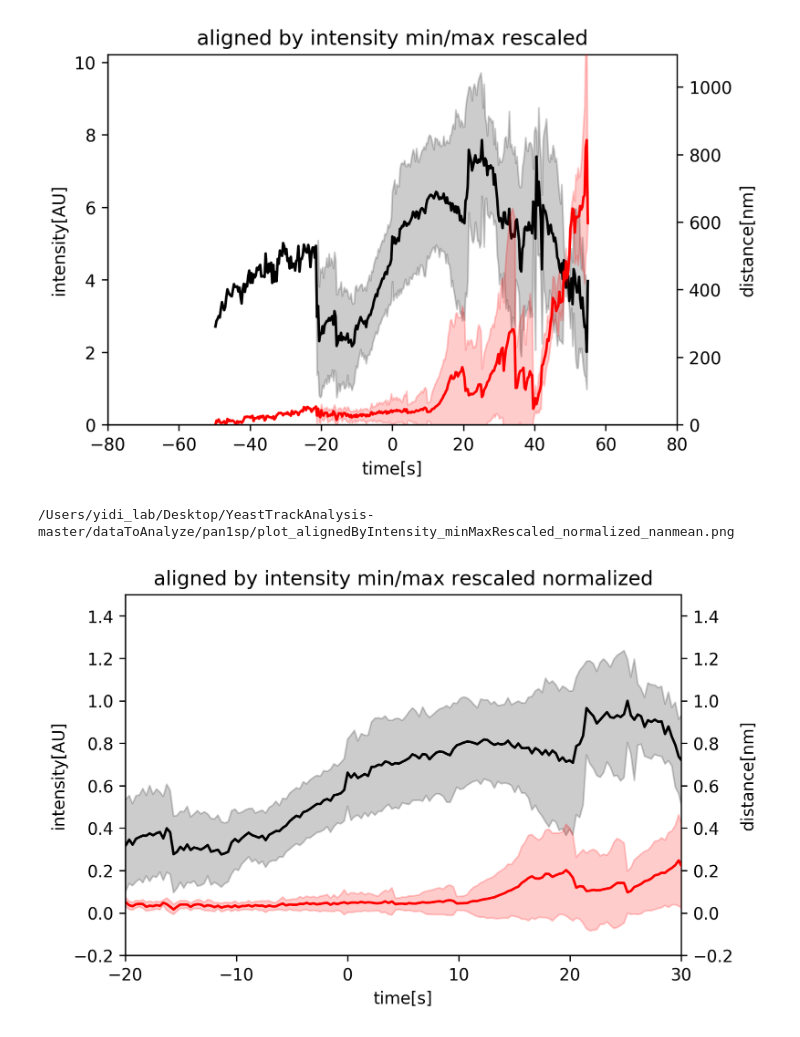
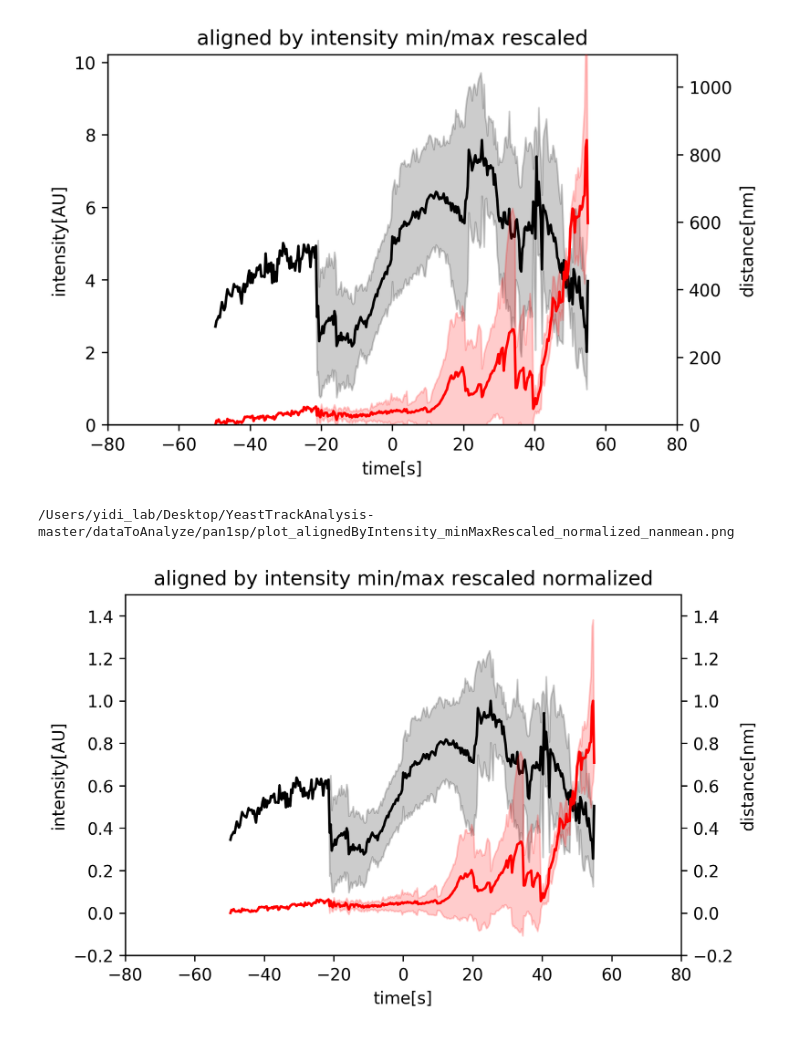
Before and after one commit to elifesciences-publications/YeastTrackAnalysis, a Jupyter notebook: analysis_3_analyzeSingleTracks_multiTrack_2_tracePlots_averages_nanmean.ipynb, the cells around one changed output. Saved outputs shown, nothing was run; the diff lists cells and outputs as text; code cells hidden in the pictures.

```diff
--- a/analysis_3_analyzeSingleTracks_multiTrack_2_tracePlots_averages_nanmean.ipynb
+++ b/analysis_3_analyzeSingleTracks_multiTrack_2_tracePlots_averages_nanmean.ipynb
@@ -798,32 +798,32 @@ ax1.set_ylim(-0.2,1.5)
 ax2.set_ylim(-0.2,1.5)
 ##########
 # Change this to change plotting window (x-axis)
 ##########
-plt.xlim(-20,30)
+plt.xlim(-80,80)
 
 ax1.set_xlabel("time[s]")
 
 
 outputFigurePath= outputpath+"plot_alignedByIntensity_minMaxRescaled_normalized_nanmean.png"
 print(outputFigurePath)
 
 
 plt.savefig(outputFigurePath)
 
 
 df = pd.DataFrame()
 df['time[frames]'] = time
 df['multi_alignedByIntensity_minMaxRescaled_intensity_mean'] = int_mean
 df['multi_alignedByIntensity_minMaxRescaled_intensity_std'] = int_std
 df['multi_alignedByIntensity_minMaxRescaled_intensity_mean_normalized'] = int_mean_norm
 df['multi_alignedByIntensity_minMaxRescaled_intensity_std_normalized'] = int_std_norm
 df['multi_alignedByIntensity_minMaxRescaled_distance_mean'] = dist_mean
 df['multi_alignedByIntensity_minMaxRescaled_distance_std'] = dist_std
 df['multi_alignedByIntensity_minMaxRescaled_distance_mean_normalized'] = dist_mean_norm
 df['multi_alignedByIntensity_minMaxRescaled_distance_std_normalized'] = dist_std_norm
 
 outputDataFilePath = outputpath+'plot_alignedByIntensity_minMaxRescaled_nanmean.csv'
 df.to_csv(outputDataFilePath)
 # %% [output]
 /Users/yidi_lab/Desktop/YeastTrackAnalysis-master/dataToAnalyze/pan1sp/plot_alignedByIntensity_minMaxRescaled_normalized_nanmean.png
-[figure, old version]
+[figure, new version]
```
